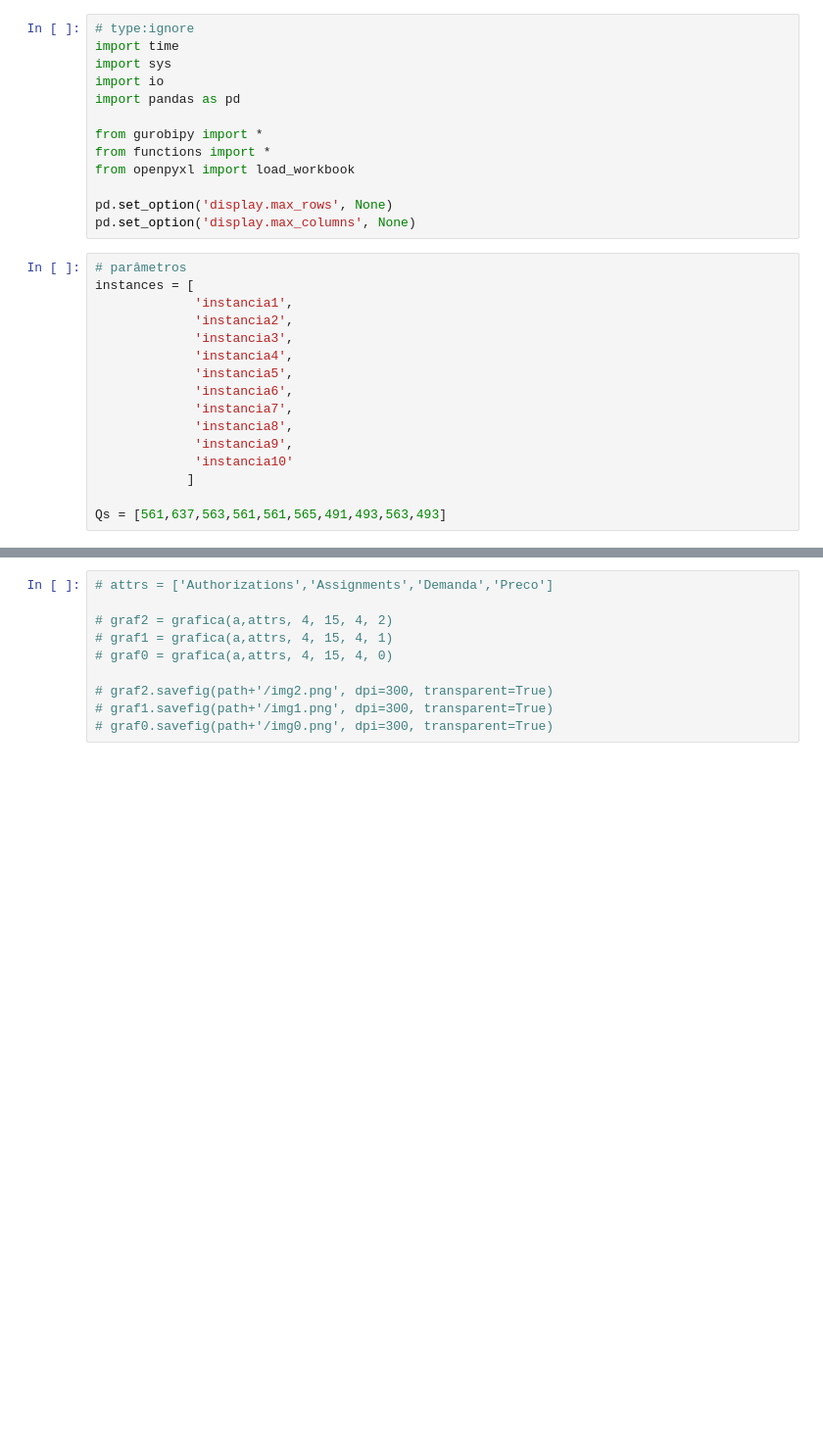
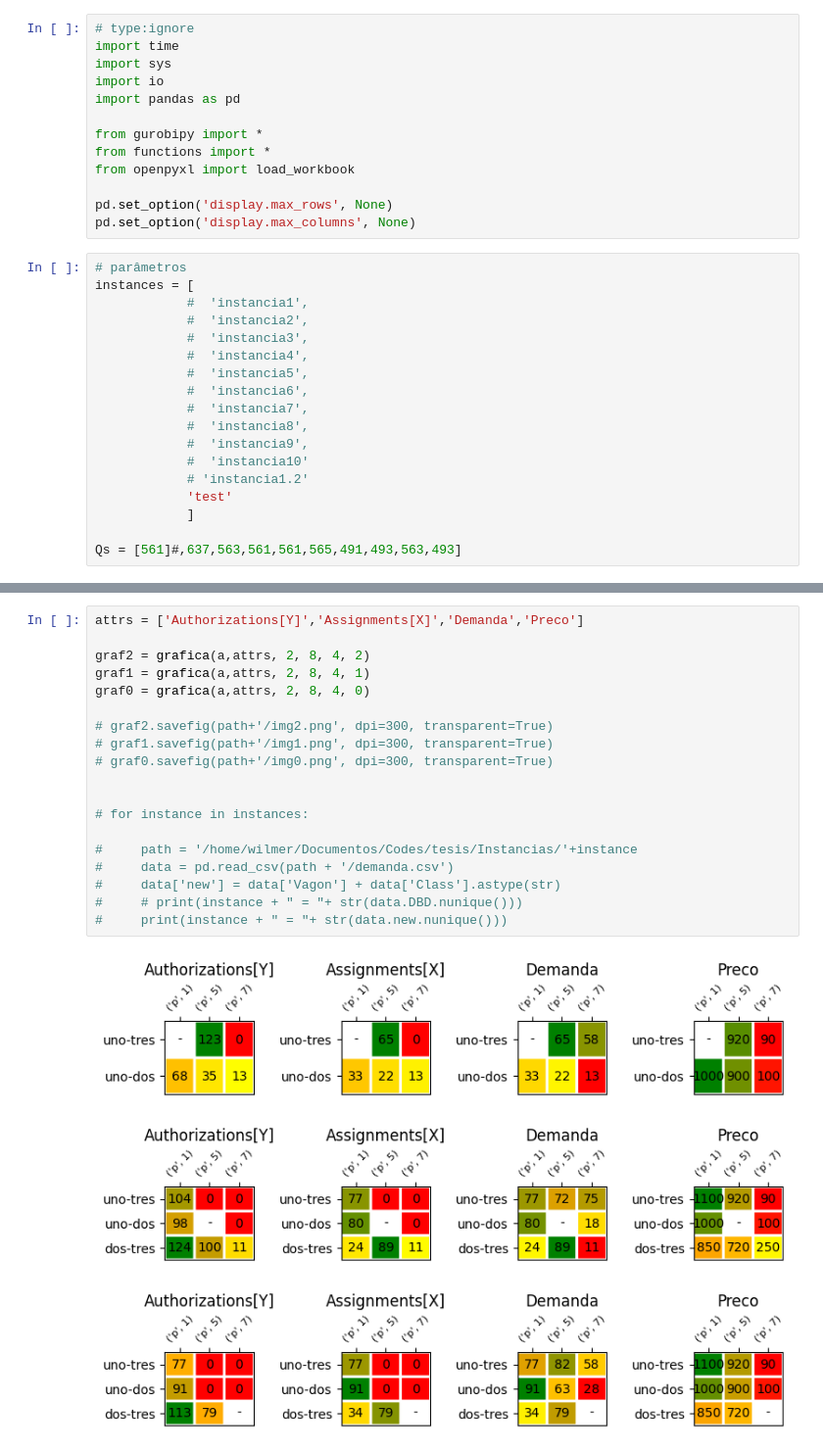
Before and after one commit to wilmerurango/tesis, a Jupyter notebook: w_modelagem/modelConInstanciaReal.ipynb, the cells around one changed output, grey strips where cells are left out. Shown at 98% size. Cells and saved outputs as stored; diff of their text form; blank space fills up the shorter version.

```diff
--- a/w_modelagem/modelConInstanciaReal.ipynb
+++ b/w_modelagem/modelConInstanciaReal.ipynb
@@ -14,17 +14,19 @@ pd.set_option('display.max_columns', None)
 # %%
 # parâmetros
 instances = [
-             'instancia1',
-             'instancia2',
-             'instancia3',
-             'instancia4',
-             'instancia5',
-             'instancia6',
-             'instancia7',
-             'instancia8',
-             'instancia9',
-             'instancia10'
+            #  'instancia1',
+            #  'instancia2',
+            #  'instancia3',
+            #  'instancia4',
+            #  'instancia5',
+            #  'instancia6',
+            #  'instancia7',
+            #  'instancia8',
+            #  'instancia9',
+            #  'instancia10'
+            # 'instancia1.2'
+            'test'
             ]
 
-Qs = [561,637,563,561,561,565,491,493,563,493]
+Qs = [561]#,637,563,561,561,565,491,493,563,493]
 # %%
@@ -126,10 +149,23 @@ for instance in instances:
 # %%
-# attrs = ['Authorizations','Assignments','Demanda','Preco']
+attrs = ['Authorizations[Y]','Assignments[X]','Demanda','Preco']
 
-# graf2 = grafica(a,attrs, 4, 15, 4, 2)
-# graf1 = grafica(a,attrs, 4, 15, 4, 1)
-# graf0 = grafica(a,attrs, 4, 15, 4, 0)
+graf2 = grafica(a,attrs, 2, 8, 4, 2)
+graf1 = grafica(a,attrs, 2, 8, 4, 1)
+graf0 = grafica(a,attrs, 2, 8, 4, 0)
 
 # graf2.savefig(path+'/img2.png', dpi=300, transparent=True)
 # graf1.savefig(path+'/img1.png', dpi=300, transparent=True)
 # graf0.savefig(path+'/img0.png', dpi=300, transparent=True)
+
+
+# for instance in instances:
+
+#     path = '/home/wilmer/Documentos/Codes/tesis/Instancias/'+instance
+#     data = pd.read_csv(path + '/demanda.csv')
+#     data['new'] = data['Vagon'] + data['Class'].astype(str)
+#     # print(instance + " = "+ str(data.DBD.nunique()))
+#     print(instance + " = "+ str(data.new.nunique()))
+# %% [output]
+[figure, added]
+[figure, added]
+[figure, added]
```
Also changed, not shown: parts of 2 cells of this notebook, 30 other files.
